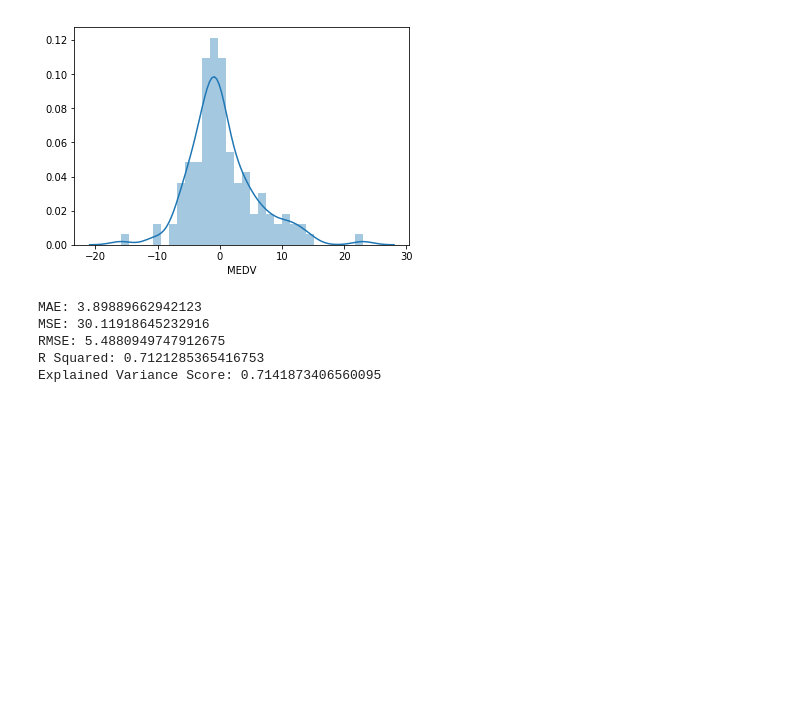
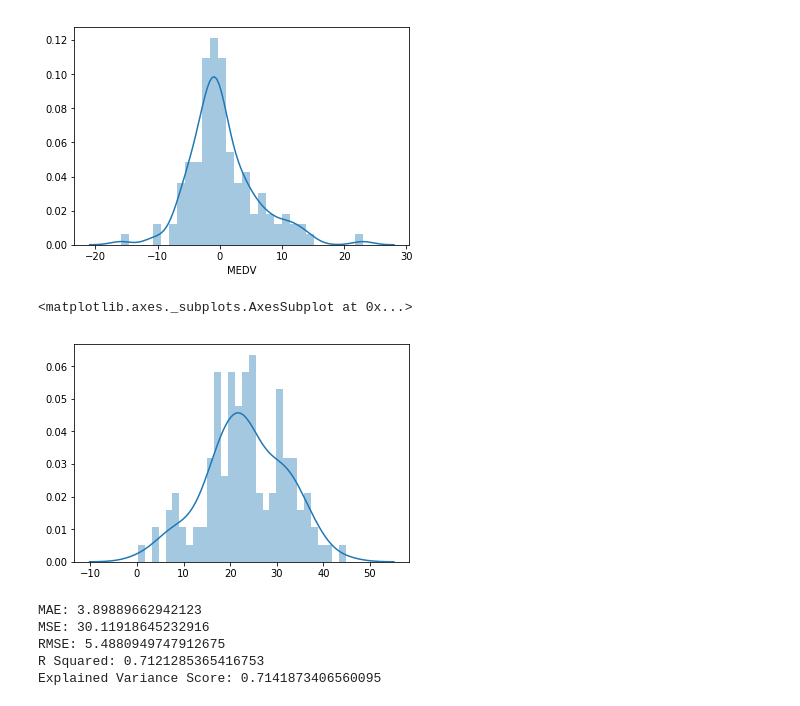
Before and after one commit to Ashishsood86/Regression-Analysis, a Jupyter notebook: Boston House Data Analysis.ipynb, the cells around one changed output. Saved outputs shown, nothing was run; the diff lists cells and outputs as text; code cells hidden in the pictures; blank space fills up the shorter version.

```diff
--- a/Boston House Data Analysis.ipynb
+++ b/Boston House Data Analysis.ipynb
@@ -228,5 +238,11 @@ sns.distplot(y_test-lin_reg_pred,bins=30)
 # %% [output]
 <matplotlib.axes._subplots.AxesSubplot at 0x...>
 [figure]
+# %%
+# Visualizing the distribution of Linear Regression predictions
+sns.distplot(lin_reg_pred,bins=30)
+# %% [output]
+<matplotlib.axes._subplots.AxesSubplot at 0x...>
+[figure, added]
 # %%
 # Linear Regression Model Evaluation
```
Also changed, not shown: parts of 35 cells of this notebook.
